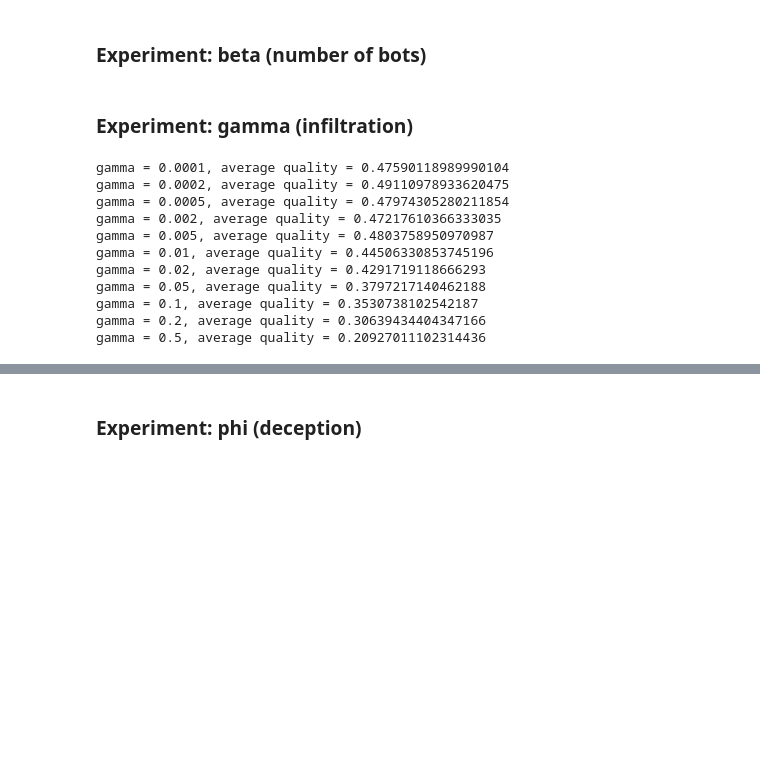
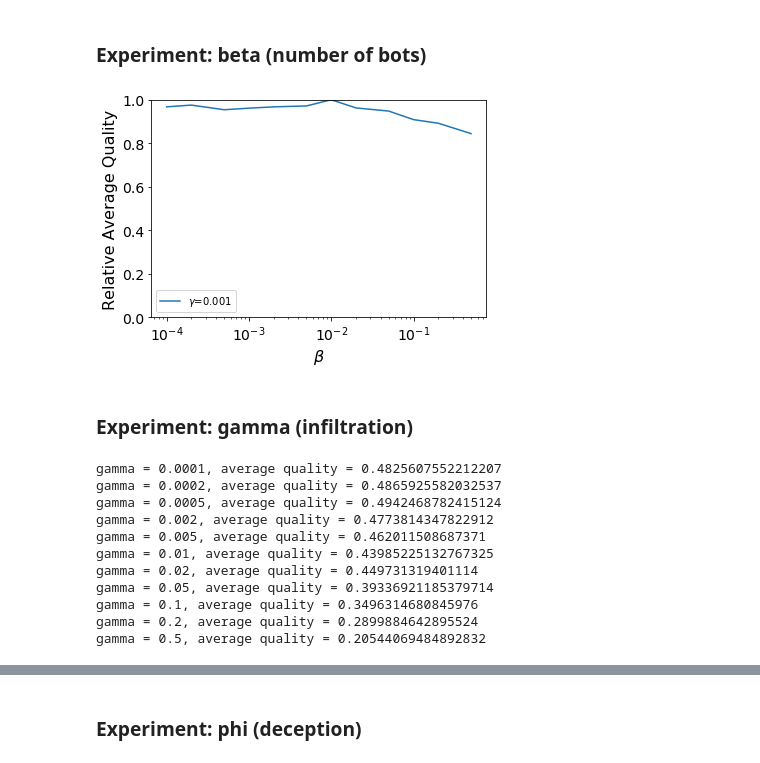
Before and after one commit to xiaodanlou/Manipulating-Online-Marketplace-of-Ideas, a Jupyter notebook: empirical_follower_network.ipynb, the cells around one changed output, grey strips where cells are left out. Cells and saved outputs as stored; diff of their text form; code cells hidden in the pictures; blank space fills up the shorter version.

```diff
--- a/empirical_follower_network.ipynb
+++ b/empirical_follower_network.ipynb
@@ -137,24 +147,31 @@ for beta in [0.0001, 0.0002, 0.0005, 0.001, 0.002, 0.005, 0.02, 0.05, 0.1, 0.2,
     print('beta = {}, average quality = {}'.format(beta, avg_quality))
     bot_model.save_csv([beta, avg_quality], csvfile = path + 'beta.csv')
+# %%
+# PLOT AVG_Q vs BETA (number of bots)
+bot_model.plot_avg_quality(['beta.csv'],
+                 [r'$\gamma$=0.001'],
+                 r'$\beta$', path='../EmpiricalNet_followers/', log_flag=True)
+# %% [output]
+[figure, added]
 # %% [markdown]
 ### Experiment: gamma (infiltration)
 # %%
 # gamma=0.001 from test above
-bot_model.save_csv([0.001, 0.49038907607976123], csvfile = path + 'gamma.csv')
+bot_model.save_csv([0.001, 0.5], csvfile = path + 'gamma.csv')
 for gamma in [0.0001, 0.0002, 0.0005, 0.002, 0.005, 0.01, 0.02, 0.05, 0.1, 0.2, 0.5]:
     follower_net = bot_model.init_net(False, human_network = path + 'follower_network.gml', beta=0.01, gamma=gamma)
     avg_quality = bot_model.simulation(False, network=follower_net, verbose=False, mu=0.5, phi=1, alpha=15)
     print('gamma = {}, average quality = {}'.format(gamma, avg_quality))
     bot_model.save_csv([gamma, avg_quality], csvfile = path + 'gamma.csv')
 # %% [output]
-gamma = 0.0001, average quality = 0.47590118989990104
-gamma = 0.0002, average quality = 0.49110978933620475
-gamma = 0.0005, average quality = 0.47974305280211854
-gamma = 0.002, average quality = 0.47217610366333035
-gamma = 0.005, average quality = 0.4803758950970987
-gamma = 0.01, average quality = 0.44506330853745196
-gamma = 0.02, average quality = 0.4291719118666293
-gamma = 0.05, average quality = 0.3797217140462188
-gamma = 0.1, average quality = 0.3530738102542187
-gamma = 0.2, average quality = 0.30639434404347166
-gamma = 0.5, average quality = 0.20927011102314436
+gamma = 0.0001, average quality = 0.4825607552212207
+gamma = 0.0002, average quality = 0.4865925582032537
+gamma = 0.0005, average quality = 0.4942468782415124
+gamma = 0.002, average quality = 0.4773814347822912
+gamma = 0.005, average quality = 0.462011508687371
+gamma = 0.01, average quality = 0.43985225132767325
+gamma = 0.02, average quality = 0.449731319401114
+gamma = 0.05, average quality = 0.39336921185379714
+gamma = 0.1, average quality = 0.3496314680845976
+gamma = 0.2, average quality = 0.2899884642895524
+gamma = 0.5, average quality = 0.20544069484892832
```
Also changed, not shown: parts of 22 cells of this notebook, 1 other file.
